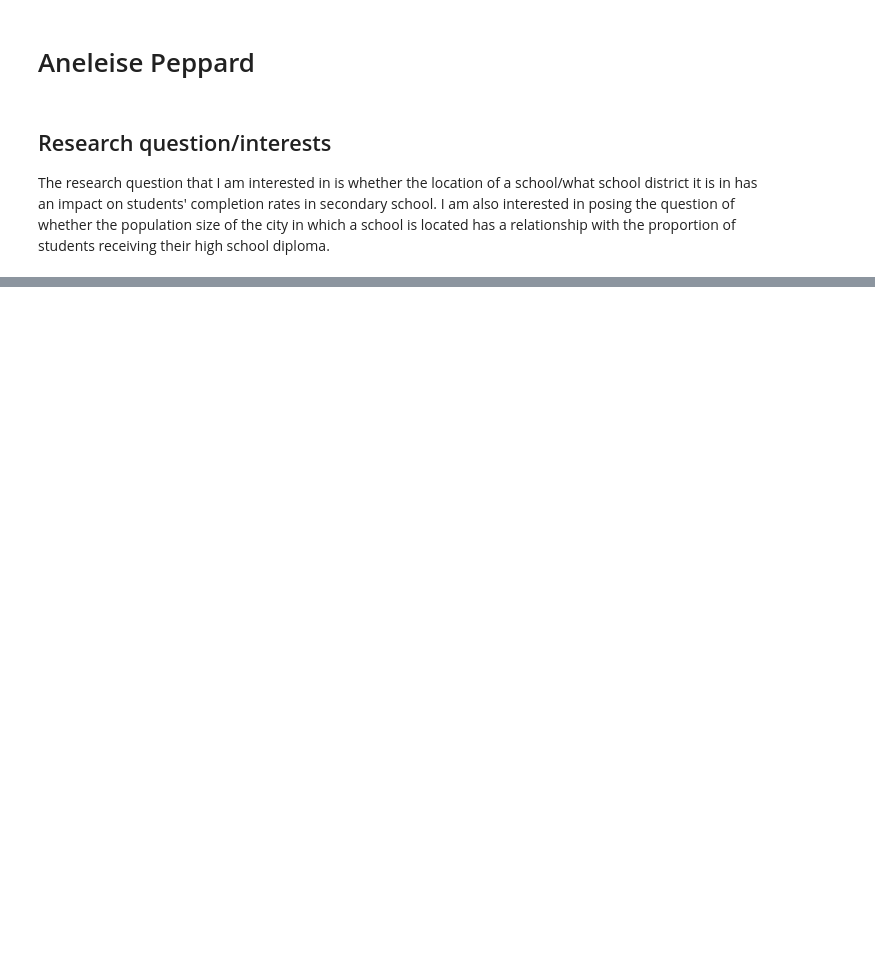
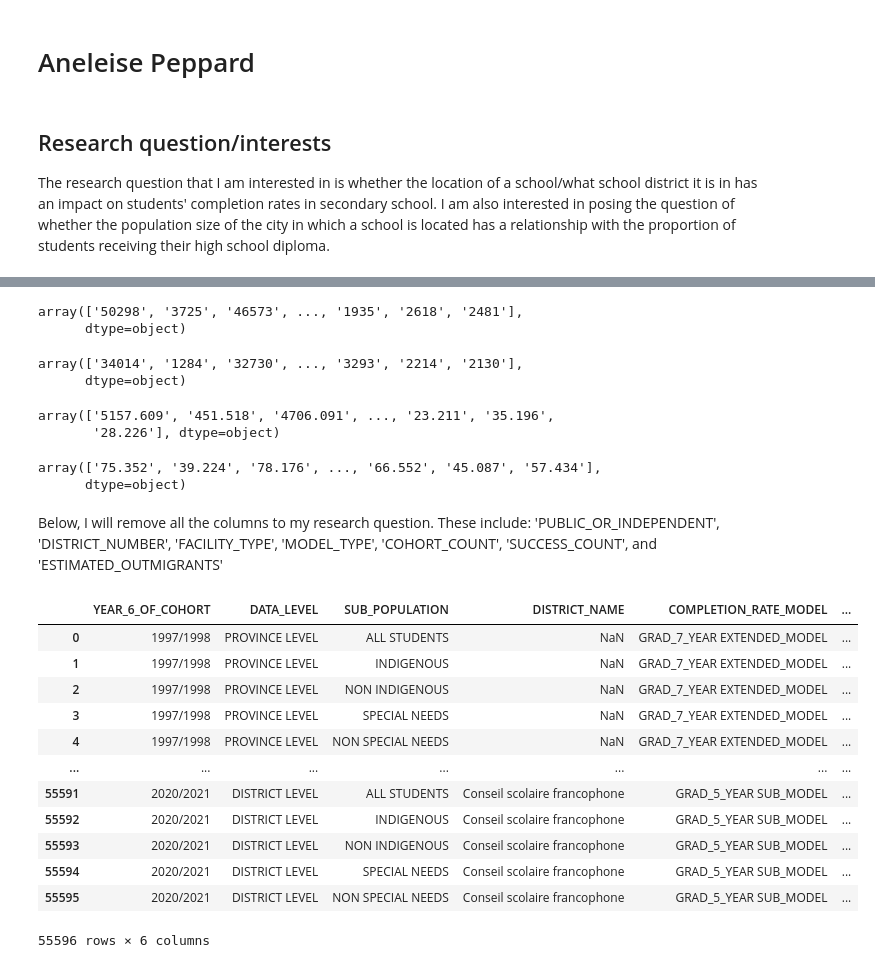
Before and after one commit to ubco-W2022T1-cosc301/project-group19, a Jupyter notebook: notebooks/analysis2.ipynb, the cells around one changed output, grey strips where cells are left out. Saved outputs shown, nothing was run; the diff lists cells and outputs as text; code cells hidden in the pictures; blank space fills up the shorter version.

```diff
--- a/notebooks/analysis2.ipynb
+++ b/notebooks/analysis2.ipynb
@@ -25,0 +177,52 @@ myData
+# %%
+myData["COHORT_COUNT"].unique()
+# %% [output]
+array(['50298', '3725', '46573', ..., '1935', '2618', '2481'],
+      dtype=object)
+# %%
+myData["SUCCESS_COUNT"].unique()
+# %% [output]
+array(['34014', '1284', '32730', ..., '3293', '2214', '2130'],
+      dtype=object)
+# %%
+myData["ESTIMATED_OUTMIGRANTS"].unique()
+# %% [output]
+array(['5157.609', '451.518', '4706.091', ..., '23.211', '35.196',
+       '28.226'], dtype=object)
+# %%
+myData["ESTIMATED_COMPLETION_RATE"].unique()
+# %% [output]
+array(['75.352', '39.224', '78.176', ..., '66.552', '45.087', '57.434'],
+      dtype=object)
+# %% [markdown]
+Below, I will remove all the columns to my research question. These include:
+'PUBLIC_OR_INDEPENDENT',
+'DISTRICT_NUMBER',
+'FACILITY_TYPE',
+'MODEL_TYPE',
+'COHORT_COUNT',
+'SUCCESS_COUNT', and
+'ESTIMATED_OUTMIGRANTS'
+# %%
+myData = myData.drop("PUBLIC_OR_INDEPENDENT", axis = 1)
+myData = myData.drop("DISTRICT_NUMBER", axis = 1)
+myData = myData.drop("FACILITY_TYPE", axis = 1)
+myData = myData.drop("MODEL_TYPE", axis = 1)
+myData = myData.drop("COHORT_COUNT", axis = 1)
+myData = myData.drop("SUCCESS_COUNT", axis = 1)
+myData = myData.drop("ESTIMATED_OUTMIGRANTS", axis = 1)
+myData
+# %% [output]
+|  | YEAR_6_OF_COHORT | DATA_LEVEL | SUB_POPULATION | DISTRICT_NAME | COMPLETION_RATE_MODEL | ... |
+| 0 | 1997/1998 | PROVINCE LEVEL | ALL STUDENTS | NaN | GRAD_7_YEAR EXTENDED_MODEL | ... |
+| 1 | 1997/1998 | PROVINCE LEVEL | INDIGENOUS | NaN | GRAD_7_YEAR EXTENDED_MODEL | ... |
+| 2 | 1997/1998 | PROVINCE LEVEL | NON INDIGENOUS | NaN | GRAD_7_YEAR EXTENDED_MODEL | ... |
+| 3 | 1997/1998 | PROVINCE LEVEL | SPECIAL NEEDS | NaN | GRAD_7_YEAR EXTENDED_MODEL | ... |
+| 4 | 1997/1998 | PROVINCE LEVEL | NON SPECIAL NEEDS | NaN | GRAD_7_YEAR EXTENDED_MODEL | ... |
+| ... | ... | ... | ... | ... | ... | ... |
+| 55591 | 2020/2021 | DISTRICT LEVEL | ALL STUDENTS | Conseil scolaire francophone | GRAD_5_YEAR SUB_MODEL | ... |
+| 55592 | 2020/2021 | DISTRICT LEVEL | INDIGENOUS | Conseil scolaire francophone | GRAD_5_YEAR SUB_MODEL | ... |
+| 55593 | 2020/2021 | DISTRICT LEVEL | NON INDIGENOUS | Conseil scolaire francophone | GRAD_5_YEAR SUB_MODEL | ... |
+| 55594 | 2020/2021 | DISTRICT LEVEL | SPECIAL NEEDS | Conseil scolaire francophone | GRAD_5_YEAR SUB_MODEL | ... |
+| 55595 | 2020/2021 | DISTRICT LEVEL | NON SPECIAL NEEDS | Conseil scolaire francophone | GRAD_5_YEAR SUB_MODEL | ... |
+55596 rows × 6 columns
```
Also changed, not shown: parts of 41 cells of this notebook, 2 other files.
